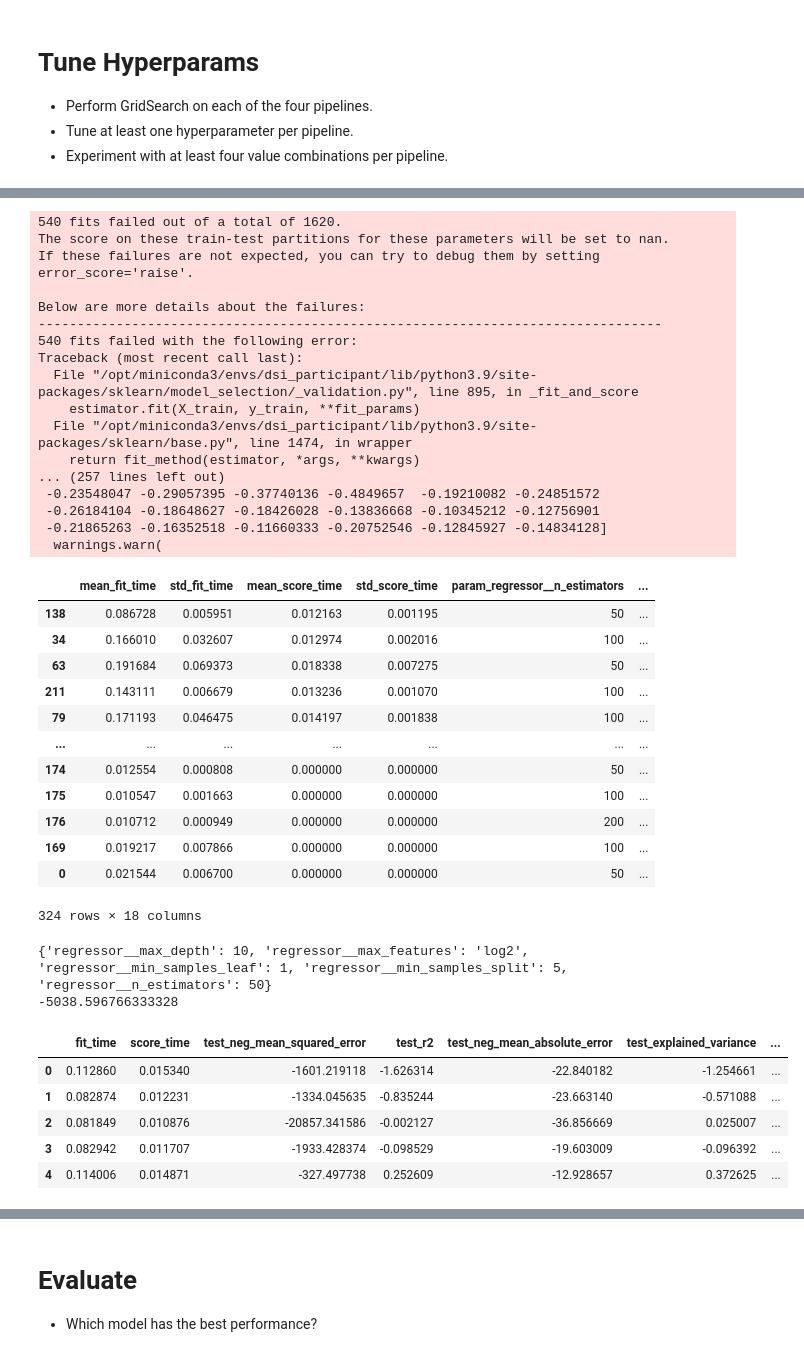
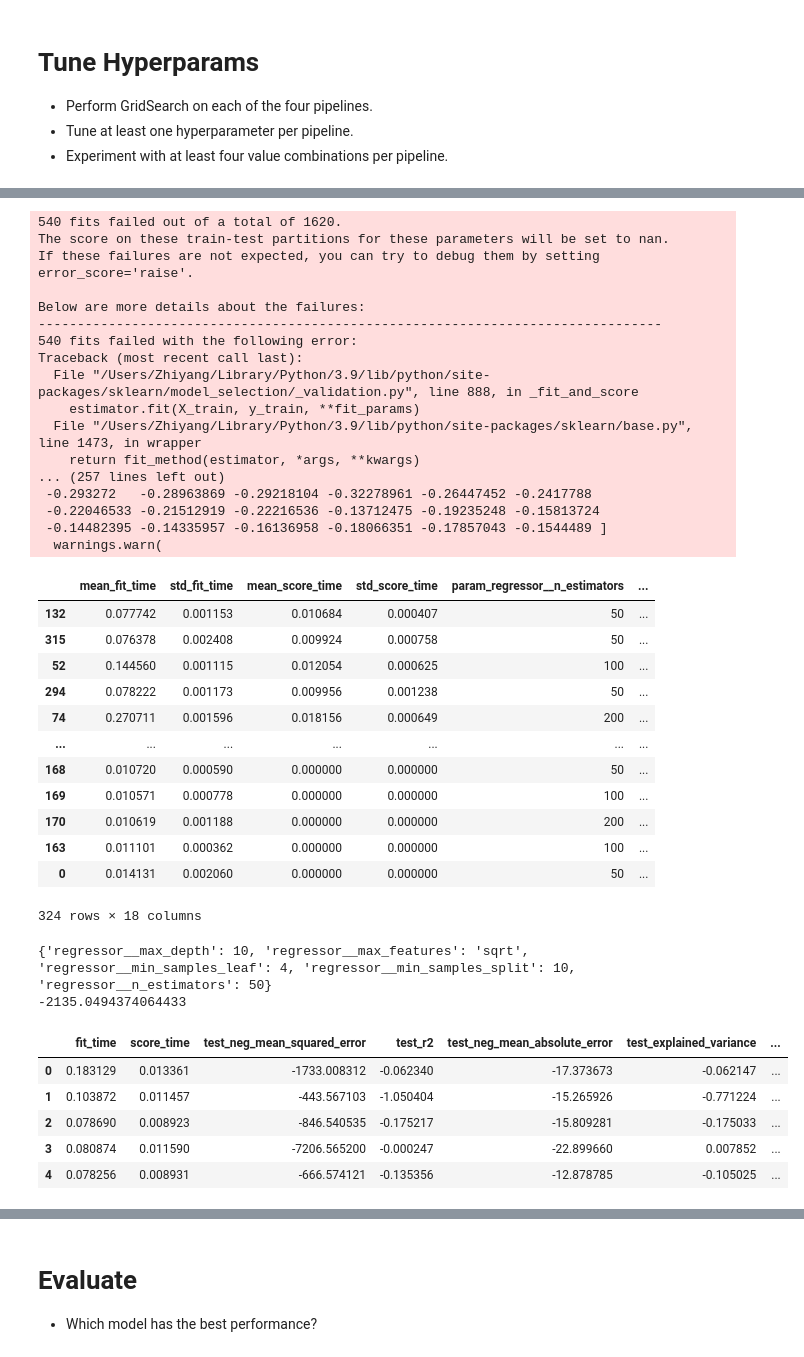
Before and after one commit to GianneW/scaling_to_production, a Jupyter notebook: 02_activities/assignments/assignment_3.ipynb, the cells around one changed output, grey strips where cells are left out. Saved outputs shown, nothing was run; the diff lists cells and outputs as text; code cells hidden in the pictures.

```diff
--- a/02_activities/assignments/assignment_3.ipynb
+++ b/02_activities/assignments/assignment_3.ipynb
@@ -70,4 +70,4 @@ import pandas as pd
 columns = [
     'coord_x', 'coord_y', 'month', 'day', 'ffmc', 'dmc', 'dc', 'isi', 'temp', 'rh', 'wind', 'rain', 'area'
 ]
-fires_dt = (pd.read_csv('/Users/Zhiyang/DSI/scaling_to_production/05_src/data/fires/forestfires.csv', header = None, names = columns))
+fires_dt = (pd.read_csv('/Users/Zhiyang/DSI/scaling_to_production/05_src/data/fires/forestfires.csv', header = None, names = columns, skiprows=1))
@@ -134,12 +147,9 @@ Create preproc1 below.
 numeric_features = ['coord_x', 'coord_y', 'ffmc', 'dmc', 'dc', 'isi', 'temp', 'rh', 'wind', 'rain']
 categorical_features = ['month', 'day']
 
-
 preproc1 = ColumnTransformer(
-    transformers=[('num_transform', Pipeline(steps=[('imputer', SimpleImputer(strategy='mean')),
-                                                    ('scaler', StandardScaler())]), numeric_features),
-                  ('cat_transform', Pipeline(steps=[('imputer', SimpleImputer(strategy='most_frequent')),
-                                             ('onehot', OneHotEncoder(handle_unknown='ignore'))]), categorical_features)])
+    transformers=[('num_trans', RobustScaler(), numeric_features),
+                  ('cat_trans', OneHotEncoder(handle_unknown='ignore'), categorical_features)])
 # %%
 preproc1
 # %% [output]
@@ -166,11 +171,9 @@ Create preproc1 below.
 from sklearn.preprocessing import PowerTransformer
 
 preproc2 = ColumnTransformer(
-    transformers=[('num_transform', Pipeline(steps=[('imputer', SimpleImputer(strategy='mean')),
-                                                    ('scaler', StandardScaler()),
-                                                    ('power', PowerTransformer())]), numeric_features),
-                  ('cat_transform', Pipeline(steps=[('imputer', SimpleImputer(strategy='most_frequent')),
-                                                 ('onehot', OneHotEncoder(handle_unknown='ignore'))]), categorical_features)])
+    transformers=[('num_trans', Pipeline([('scaler', StandardScaler()),
+                                          ('transformer', PowerTransformer(method='yeo-johnson'))]), numeric_features),
+                  ('cat_trans', OneHotEncoder(handle_unknown='ignore'), categorical_features)])
 # %%
 preproc2
 # %% [output]
@@ -398,46 +375,46 @@ Below are more details about the failures:
 --------------------------------------------------------------------------------
 540 fits failed with the following error:
 Traceback (most recent call last):
-  File "/opt/miniconda3/envs/dsi_participant/lib/python3.9/site-packages/sklearn/model_selection/_validation.py", line 895, in _fit_and_score
+  File "/Users/Zhiyang/Library/Python/3.9/lib/python/site-packages/sklearn/model_selection/_validation.py", line 888, in _fit_and_score
     estimator.fit(X_train, y_train, **fit_params)
-  File "/opt/miniconda3/envs/dsi_participant/lib/python3.9/site-packages/sklearn/base.py", line 1474, in wrapper
+  File "/Users/Zhiyang/Library/Python/3.9/lib/python/site-packages/sklearn/base.py", line 1473, in wrapper
     return fit_method(estimator, *args, **kwargs)
 ... (257 lines left out)
- -0.23548047 -0.29057395 -0.37740136 -0.4849657  -0.19210082 -0.24851572
- -0.26184104 -0.18648627 -0.18426028 -0.13836668 -0.10345212 -0.12756901
- -0.21865263 -0.16352518 -0.11660333 -0.20752546 -0.12845927 -0.14834128]
+ -0.293272   -0.28963869 -0.29218104 -0.32278961 -0.26447452 -0.2417788
+ -0.22046533 -0.21512919 -0.22216536 -0.13712475 -0.19235248 -0.15813724
+ -0.14482395 -0.14335957 -0.16136958 -0.18066351 -0.17857043 -0.1544489 ]
   warnings.warn(
 |  | mean_fit_time | std_fit_time | mean_score_time | std_score_time | param_regressor__n_estimators | ... |
-| 138 | 0.086728 | 0.005951 | 0.012163 | 0.001195 | 50 | ... |
-| 34 | 0.166010 | 0.032607 | 0.012974 | 0.002016 | 100 | ... |
-| 63 | 0.191684 | 0.069373 | 0.018338 | 0.007275 | 50 | ... |
-| 211 | 0.143111 | 0.006679 | 0.013236 | 0.001070 | 100 | ... |
-| 79 | 0.171193 | 0.046475 | 0.014197 | 0.001838 | 100 | ... |
+| 132 | 0.077742 | 0.001153 | 0.010684 | 0.000407 | 50 | ... |
+| 315 | 0.076378 | 0.002408 | 0.009924 | 0.000758 | 50 | ... |
+| 52 | 0.144560 | 0.001115 | 0.012054 | 0.000625 | 100 | ... |
+| 294 | 0.078222 | 0.001173 | 0.009956 | 0.001238 | 50 | ... |
+| 74 | 0.270711 | 0.001596 | 0.018156 | 0.000649 | 200 | ... |
 | ... | ... | ... | ... | ... | ... | ... |
-| 174 | 0.012554 | 0.000808 | 0.000000 | 0.000000 | 50 | ... |
-| 175 | 0.010547 | 0.001663 | 0.000000 | 0.000000 | 100 | ... |
-| 176 | 0.010712 | 0.000949 | 0.000000 | 0.000000 | 200 | ... |
-| 169 | 0.019217 | 0.007866 | 0.000000 | 0.000000 | 100 | ... |
-| 0 | 0.021544 | 0.006700 | 0.000000 | 0.000000 | 50 | ... |
+| 168 | 0.010720 | 0.000590 | 0.000000 | 0.000000 | 50 | ... |
+| 169 | 0.010571 | 0.000778 | 0.000000 | 0.000000 | 100 | ... |
+| 170 | 0.010619 | 0.001188 | 0.000000 | 0.000000 | 200 | ... |
+| 163 | 0.011101 | 0.000362 | 0.000000 | 0.000000 | 100 | ... |
+| 0 | 0.014131 | 0.002060 | 0.000000 | 0.000000 | 50 | ... |
 324 rows × 18 columns
 # %%
 print(grid_search_C.best_params_)
 print(grid_search_C.best_score_)
 # %% [output]
-{'regressor__max_depth': 10, 'regressor__max_features': 'log2', 'regressor__min_samples_leaf': 1, 'regressor__min_samples_split': 5, 'regressor__n_estimators': 50}
--5038.596766333328
+{'regressor__max_depth': 10, 'regressor__max_features': 'sqrt', 'regressor__min_samples_leaf': 4, 'regressor__min_samples_split': 10, 'regressor__n_estimators': 50}
+-2135.0494374064433
 # %%
 best_params_C = grid_search_C.best_params_
 
 pipeline_C.set_params(**best_params_C)
 
 res_C = cross_validate(pipeline_C, X_train, Y_train, cv = 5, scoring = scoring)
-res_C = pd.DataFrame(res_C).assign(experiment = 1)
+res_C = pd.DataFrame(res_C).assign(experiment = 'Pipeline C')
 res_C
 # %% [output]
 |  | fit_time | score_time | test_neg_mean_squared_error | test_r2 | test_neg_mean_absolute_error | test_explained_variance | ... |
-| 0 | 0.112860 | 0.015340 | -1601.219118 | -1.626314 | -22.840182 | -1.254661 | ... |
-| 1 | 0.082874 | 0.012231 | -1334.045635 | -0.835244 | -23.663140 | -0.571088 | ... |
-| 2 | 0.081849 | 0.010876 | -20857.341586 | -0.002127 | -36.856669 | 0.025007 | ... |
-| 3 | 0.082942 | 0.011707 | -1933.428374 | -0.098529 | -19.603009 | -0.096392 | ... |
-| 4 | 0.114006 | 0.014871 | -327.497738 | 0.252609 | -12.928657 | 0.372625 | ... |
+| 0 | 0.183129 | 0.013361 | -1733.008312 | -0.062340 | -17.373673 | -0.062147 | ... |
+| 1 | 0.103872 | 0.011457 | -443.567103 | -1.050404 | -15.265926 | -0.771224 | ... |
+| 2 | 0.078690 | 0.008923 | -846.540535 | -0.175217 | -15.809281 | -0.175033 | ... |
+| 3 | 0.080874 | 0.011590 | -7206.565200 | -0.000247 | -22.899660 | 0.007852 | ... |
+| 4 | 0.078256 | 0.008931 | -666.574121 | -0.135356 | -12.878785 | -0.105025 | ... |
```
Also changed, not shown: parts of 31 cells of this notebook, 1 other file.
